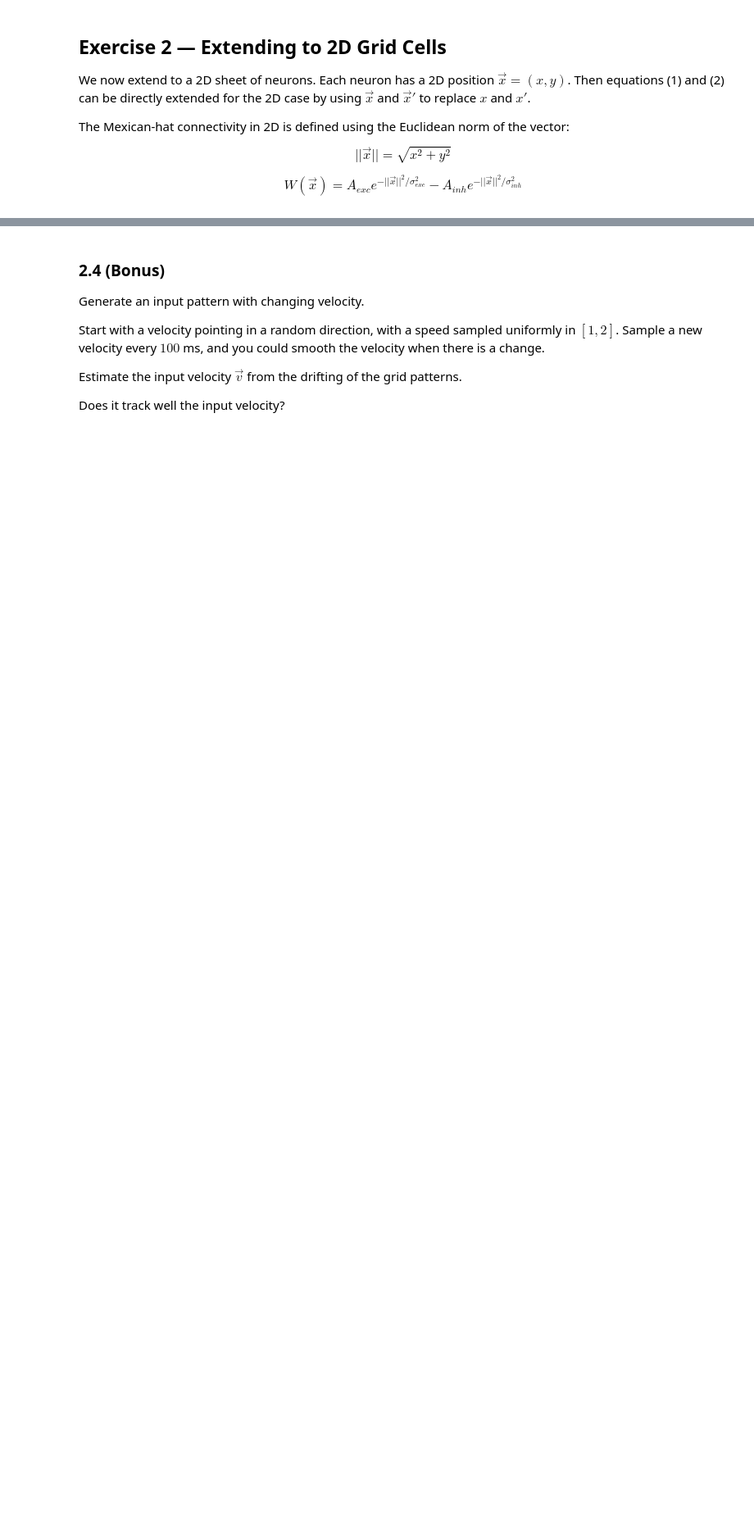
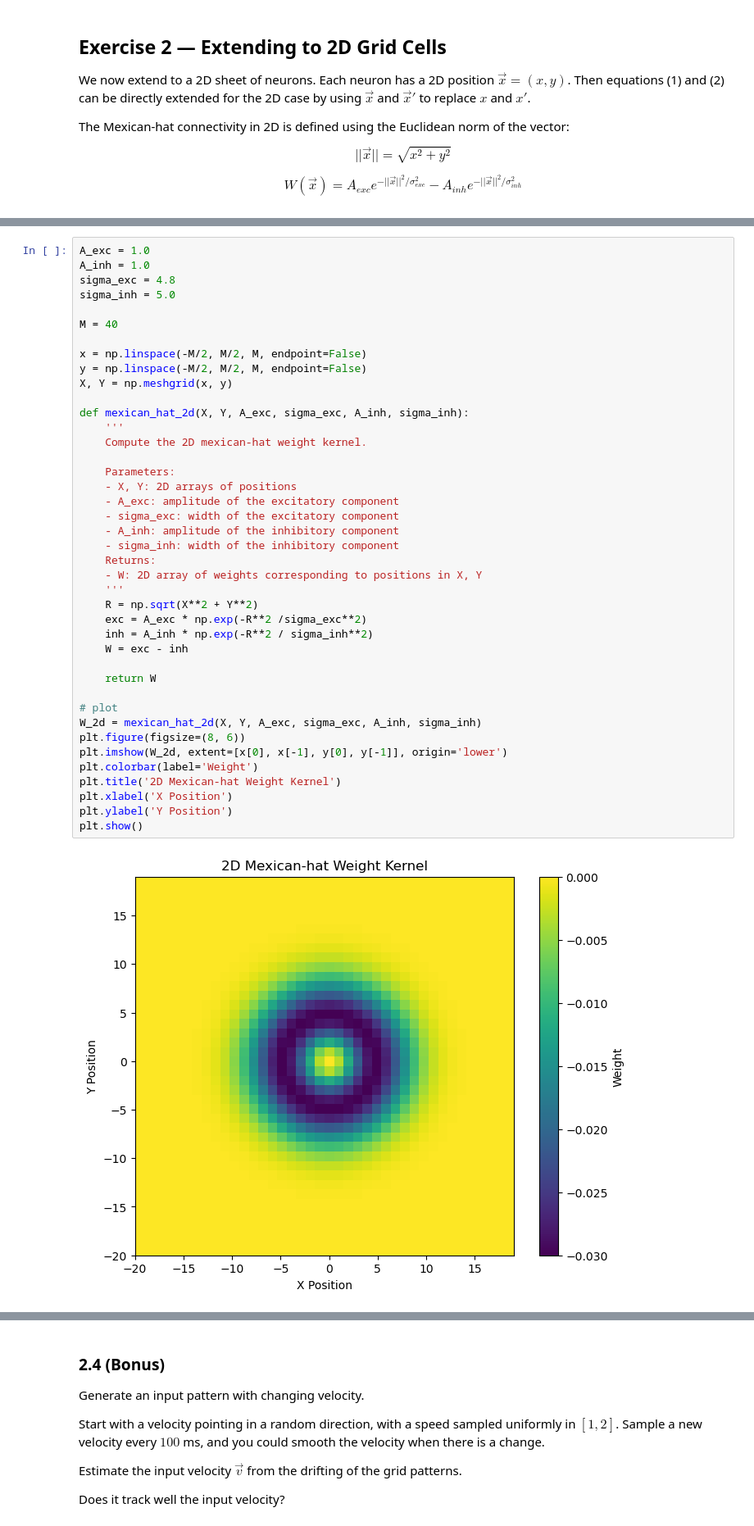
Before and after one commit to guenzi/nx465-miniproject2, a Jupyter notebook: Spatial_Navigation_using_Grid_Cells.ipynb, the cells around one changed output, grey strips where cells are left out. Shown at 82% size. Drawn from its saved outputs; the diff is of its cells as text; blank space fills up the shorter version.

```diff
--- a/Spatial_Navigation_using_Grid_Cells.ipynb
+++ b/Spatial_Navigation_using_Grid_Cells.ipynb
@@ -411 +433,44 @@ $$
+# %%
+A_exc = 1.0
+A_inh = 1.0
+sigma_exc = 4.8
+sigma_inh = 5.0
+
+M = 40
+
+x = np.linspace(-M/2, M/2, M, endpoint=False)
+y = np.linspace(-M/2, M/2, M, endpoint=False)
+X, Y = np.meshgrid(x, y)
+
+def mexican_hat_2d(X, Y, A_exc, sigma_exc, A_inh, sigma_inh):
+    '''
+    Compute the 2D mexican-hat weight kernel.
+
+    Parameters:
+    - X, Y: 2D arrays of positions
+    - A_exc: amplitude of the excitatory component
+    - sigma_exc: width of the excitatory component
+    - A_inh: amplitude of the inhibitory component
+    - sigma_inh: width of the inhibitory component
+    Returns:
+    - W: 2D array of weights corresponding to positions in X, Y
+    '''
+    R = np.sqrt(X**2 + Y**2)
+    exc = A_exc * np.exp(-R**2 /sigma_exc**2)
+    inh = A_inh * np.exp(-R**2 / sigma_inh**2)
+    W = exc - inh
+
+    return W
+
+# plot
+W_2d = mexican_hat_2d(X, Y, A_exc, sigma_exc, A_inh, sigma_inh)
+plt.figure(figsize=(8, 6))
+plt.imshow(W_2d, extent=[x[0], x[-1], y[0], y[-1]], origin='lower')
+plt.colorbar(label='Weight')
+plt.title('2D Mexican-hat Weight Kernel')
+plt.xlabel('X Position')
+plt.ylabel('Y Position')
+plt.show()
+# %% [output]
+[figure, added]
 # %% [markdown]
```
Also changed, not shown: parts of 8 cells of this notebook.
